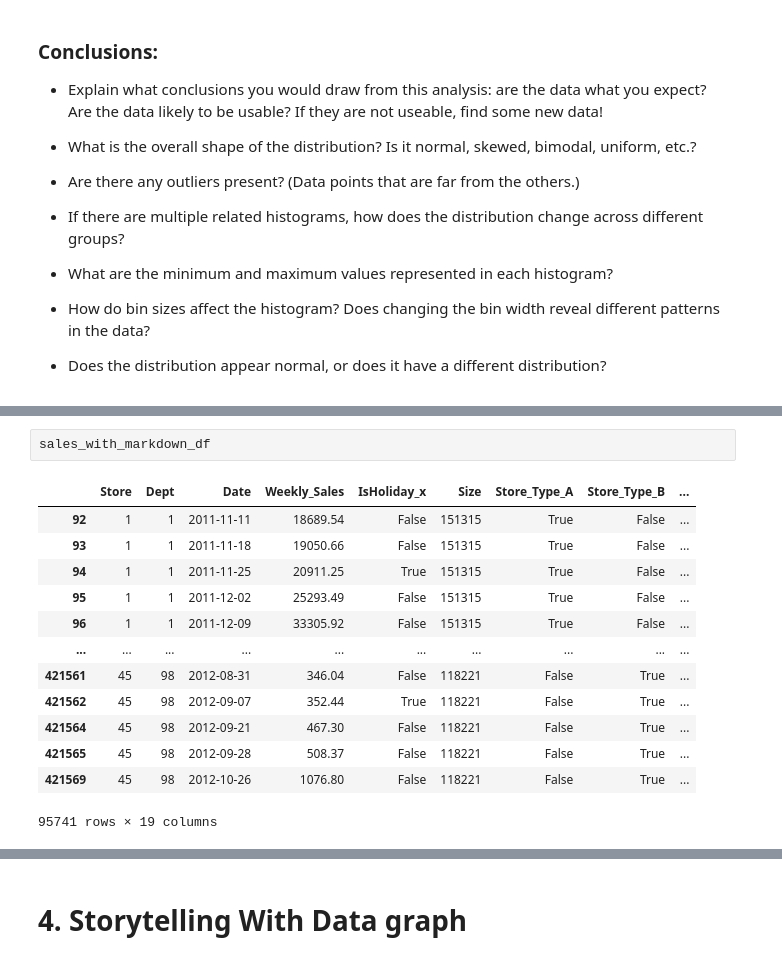
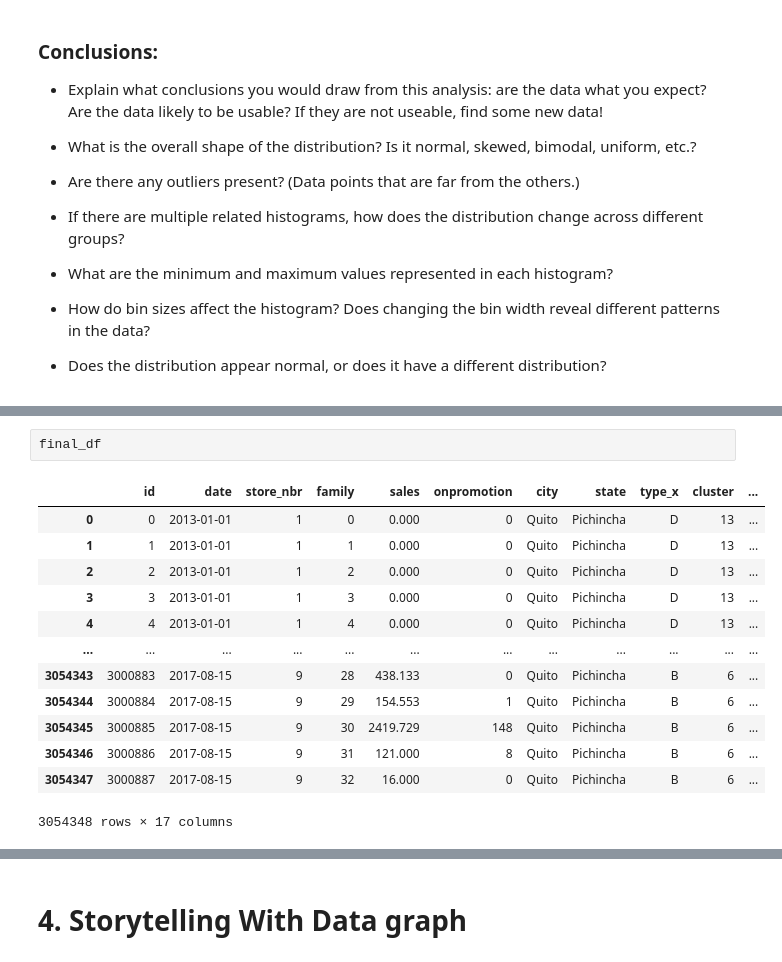
Before and after one commit to dhalderBU/BU_homework-week4, a Jupyter notebook: OMDS-MODB2-Week4-Halder-Deb.ipynb, the cells around one changed output, grey strips where cells are left out. Saved outputs shown, nothing was run; the diff lists cells and outputs as text.

```diff
--- a/OMDS-MODB2-Week4-Halder-Deb.ipynb
+++ b/OMDS-MODB2-Week4-Halder-Deb.ipynb
@@ -262,16 +255,16 @@ I will do the plotting using this data set
-# %%
-sales_with_markdown_df
-# %% [output]
-|  | Store | Dept | Date | Weekly_Sales | IsHoliday_x | Size | Store_Type_A | Store_Type_B | ... |
-| 92 | 1 | 1 | 2011-11-11 | 18689.54 | False | 151315 | True | False | ... |
-| 93 | 1 | 1 | 2011-11-18 | 19050.66 | False | 151315 | True | False | ... |
-| 94 | 1 | 1 | 2011-11-25 | 20911.25 | True | 151315 | True | False | ... |
-| 95 | 1 | 1 | 2011-12-02 | 25293.49 | False | 151315 | True | False | ... |
-| 96 | 1 | 1 | 2011-12-09 | 33305.92 | False | 151315 | True | False | ... |
-| ... | ... | ... | ... | ... | ... | ... | ... | ... | ... |
-| 421561 | 45 | 98 | 2012-08-31 | 346.04 | False | 118221 | False | True | ... |
-| 421562 | 45 | 98 | 2012-09-07 | 352.44 | True | 118221 | False | True | ... |
-| 421564 | 45 | 98 | 2012-09-21 | 467.30 | False | 118221 | False | True | ... |
-| 421565 | 45 | 98 | 2012-09-28 | 508.37 | False | 118221 | False | True | ... |
-| 421569 | 45 | 98 | 2012-10-26 | 1076.80 | False | 118221 | False | True | ... |
-95741 rows × 19 columns
+# %%
+final_df
+# %% [output]
+|  | id | date | store_nbr | family | sales | onpromotion | city | state | type_x | cluster | ... |
+| 0 | 0 | 2013-01-01 | 1 | 0 | 0.000 | 0 | Quito | Pichincha | D | 13 | ... |
+| 1 | 1 | 2013-01-01 | 1 | 1 | 0.000 | 0 | Quito | Pichincha | D | 13 | ... |
+| 2 | 2 | 2013-01-01 | 1 | 2 | 0.000 | 0 | Quito | Pichincha | D | 13 | ... |
+| 3 | 3 | 2013-01-01 | 1 | 3 | 0.000 | 0 | Quito | Pichincha | D | 13 | ... |
+| 4 | 4 | 2013-01-01 | 1 | 4 | 0.000 | 0 | Quito | Pichincha | D | 13 | ... |
+| ... | ... | ... | ... | ... | ... | ... | ... | ... | ... | ... | ... |
+| 3054343 | 3000883 | 2017-08-15 | 9 | 28 | 438.133 | 0 | Quito | Pichincha | B | 6 | ... |
+| 3054344 | 3000884 | 2017-08-15 | 9 | 29 | 154.553 | 1 | Quito | Pichincha | B | 6 | ... |
+| 3054345 | 3000885 | 2017-08-15 | 9 | 30 | 2419.729 | 148 | Quito | Pichincha | B | 6 | ... |
+| 3054346 | 3000886 | 2017-08-15 | 9 | 31 | 121.000 | 8 | Quito | Pichincha | B | 6 | ... |
+| 3054347 | 3000887 | 2017-08-15 | 9 | 32 | 16.000 | 0 | Quito | Pichincha | B | 6 | ... |
+3054348 rows × 17 columns
```
Also changed, not shown: parts of 16 cells of this notebook, 2 other files.
